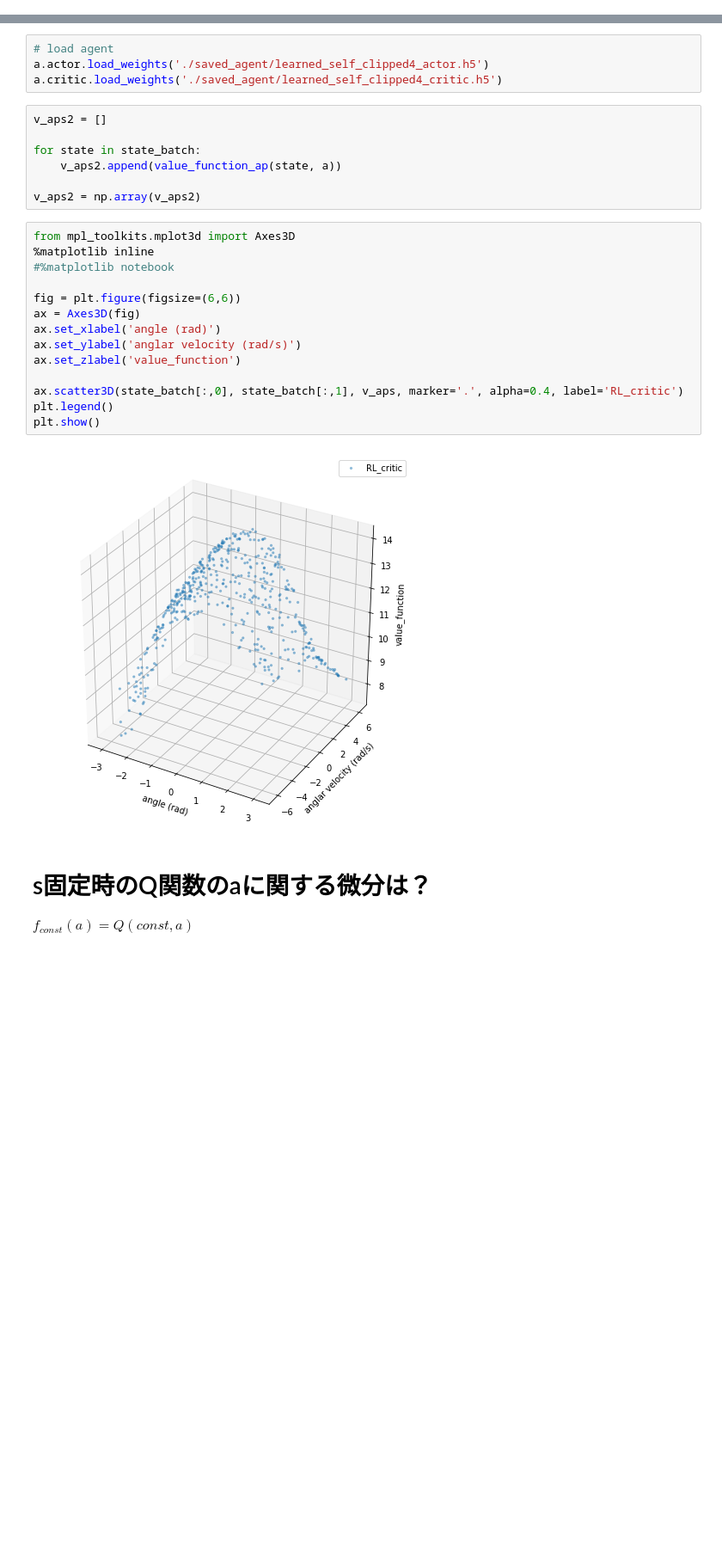
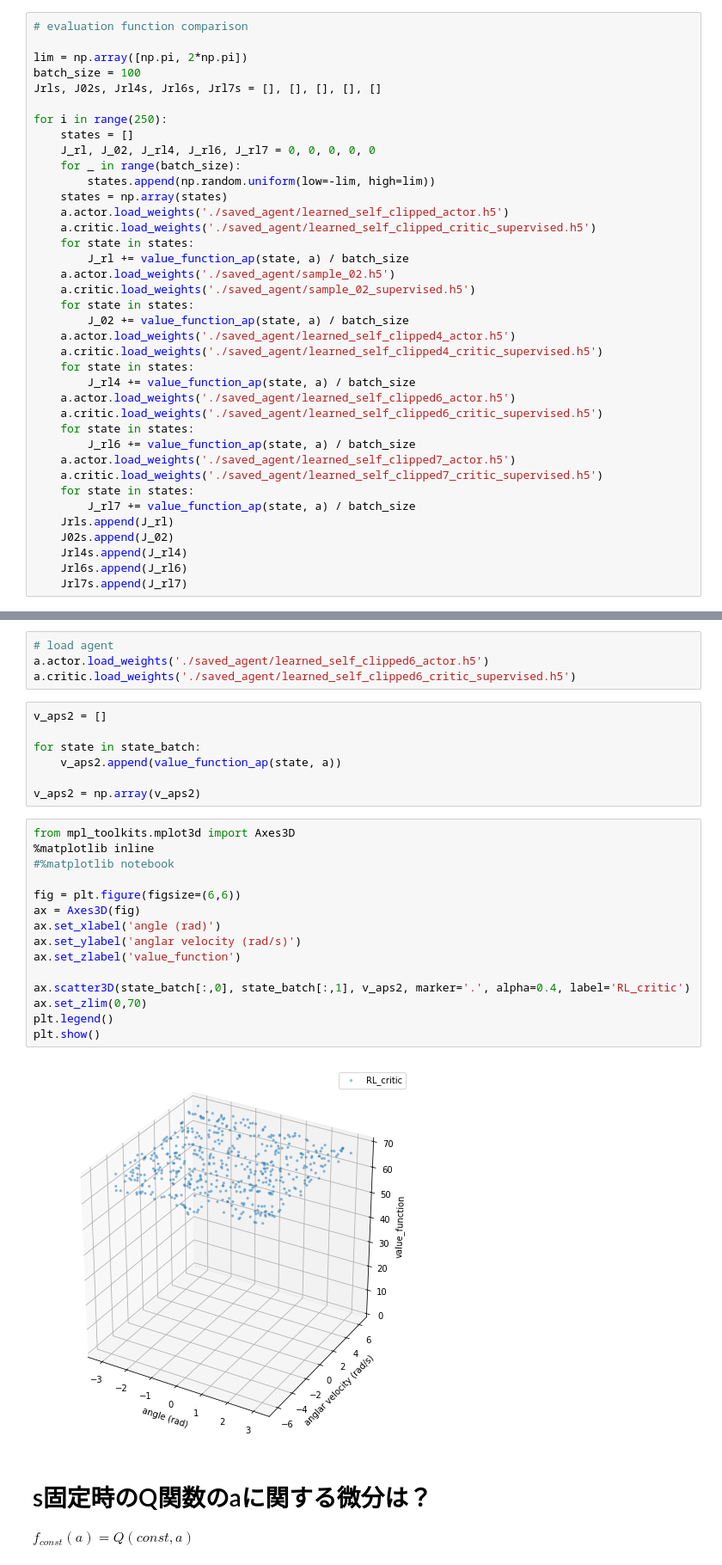
Before and after one commit to ibuki1024/eventDDPG, a Jupyter notebook: notebook/self_trigger/critic_approximation.ipynb, the cells around one changed output, grey strips where cells are left out. Shown at 86% size. Saved outputs shown, nothing was run; the diff lists cells and outputs as text; blank space fills up the shorter version.

```diff
--- a/notebook/self_trigger/critic_approximation.ipynb
+++ b/notebook/self_trigger/critic_approximation.ipynb
@@ -244,0 +271,38 @@ plt.legend()
+# %%
+# evaluation function comparison
+
+lim = np.array([np.pi, 2*np.pi])
+batch_size = 100
+Jrls, J02s, Jrl4s, Jrl6s, Jrl7s = [], [], [], [], []
+
+for i in range(250):
+    states = []
+    J_rl, J_02, J_rl4, J_rl6, J_rl7 = 0, 0, 0, 0, 0
+    for _ in range(batch_size):
+        states.append(np.random.uniform(low=-lim, high=lim))
+    states = np.array(states)
+    a.actor.load_weights('./saved_agent/learned_self_clipped_actor.h5')
+    a.critic.load_weights('./saved_agent/learned_self_clipped_critic_supervised.h5')
+    for state in states:
+        J_rl += value_function_ap(state, a) / batch_size
+    a.actor.load_weights('./saved_agent/sample_02.h5')
+    a.critic.load_weights('./saved_agent/sample_02_supervised.h5')
+    for state in states:
+        J_02 += value_function_ap(state, a) / batch_size
+    a.actor.load_weights('./saved_agent/learned_self_clipped4_actor.h5')
+    a.critic.load_weights('./saved_agent/learned_self_clipped4_critic_supervised.h5')
+    for state in states:
+        J_rl4 += value_function_ap(state, a) / batch_size
+    a.actor.load_weights('./saved_agent/learned_self_clipped6_actor.h5')
+    a.critic.load_weights('./saved_agent/learned_self_clipped6_critic_supervised.h5')
+    for state in states:
+        J_rl6 += value_function_ap(state, a) / batch_size
+    a.actor.load_weights('./saved_agent/learned_self_clipped7_actor.h5')
+    a.critic.load_weights('./saved_agent/learned_self_clipped7_critic_supervised.h5')
+    for state in states:
+        J_rl7 += value_function_ap(state, a) / batch_size
+    Jrls.append(J_rl)
+    J02s.append(J_02)
+    Jrl4s.append(J_rl4)
+    Jrl6s.append(J_rl6)
+    Jrl7s.append(J_rl7)
@@ -369,8 +455,8 @@ plt.show()
 [figure]
 # %%
 # load agent
-a.actor.load_weights('./saved_agent/learned_self_clipped4_actor.h5')
-a.critic.load_weights('./saved_agent/learned_self_clipped4_critic.h5')
+a.actor.load_weights('./saved_agent/learned_self_clipped6_actor.h5')
+a.critic.load_weights('./saved_agent/learned_self_clipped6_critic_supervised.h5')
 # %%
 v_aps2 = []
 
@@ -381,19 +467,20 @@ v_aps2 = np.array(v_aps2)
 # %%
 from mpl_toolkits.mplot3d import Axes3D
 %matplotlib inline
 #%matplotlib notebook
 
 fig = plt.figure(figsize=(6,6))
 ax = Axes3D(fig)
 ax.set_xlabel('angle (rad)')
 ax.set_ylabel('anglar velocity (rad/s)')
 ax.set_zlabel('value_function')
 
-ax.scatter3D(state_batch[:,0], state_batch[:,1], v_aps, marker='.', alpha=0.4, label='RL_critic')
+ax.scatter3D(state_batch[:,0], state_batch[:,1], v_aps2, marker='.', alpha=0.4, label='RL_critic')
+ax.set_zlim(0,70)
 plt.legend()
 plt.show()
 # %% [output]
-[figure, old version]
+[figure, new version]
 # %% [markdown]
 # s固定時のQ関数のaに関する微分は？
 $f_{const}(a) = Q(const, a)$
```
Also changed, not shown: parts of 25 cells of this notebook, 24 other files.
